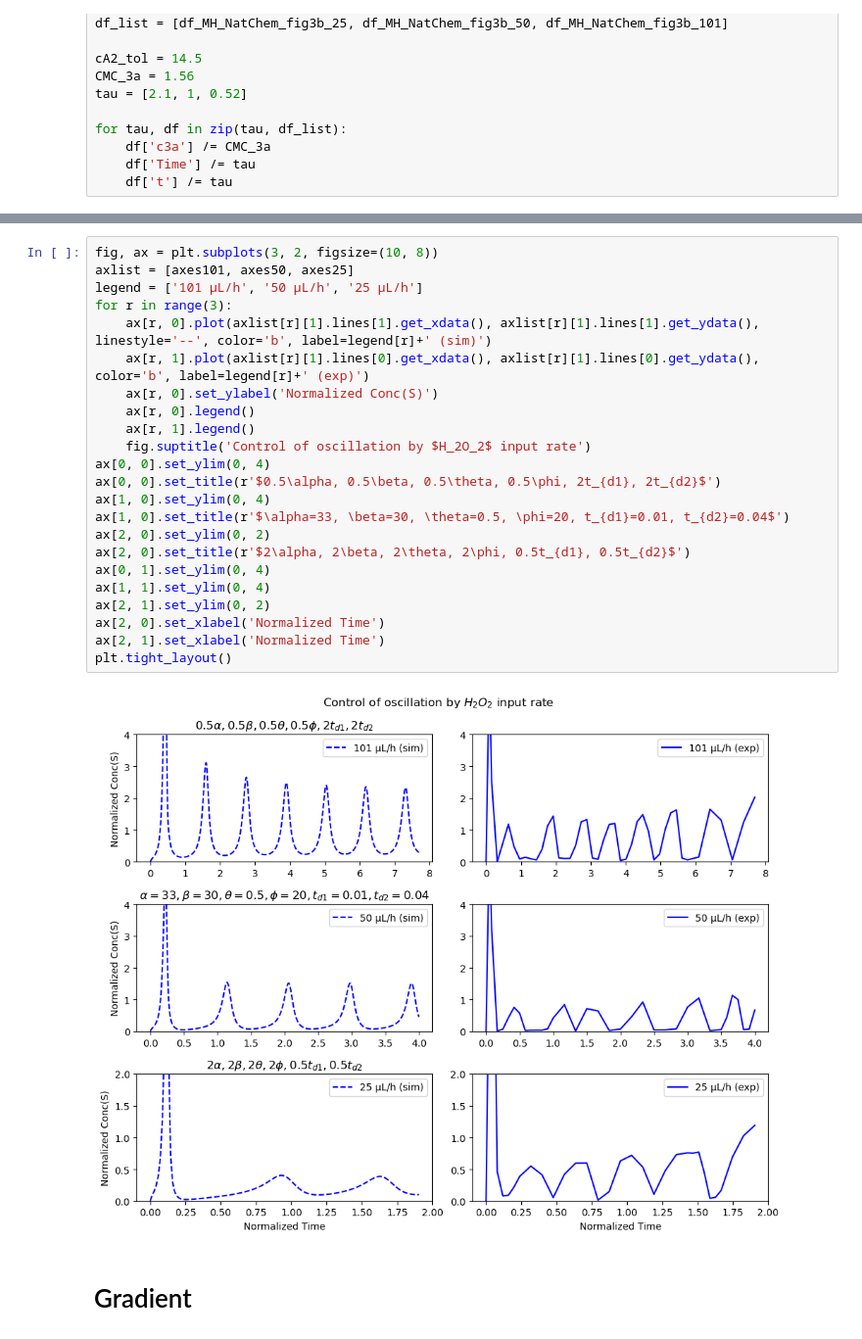
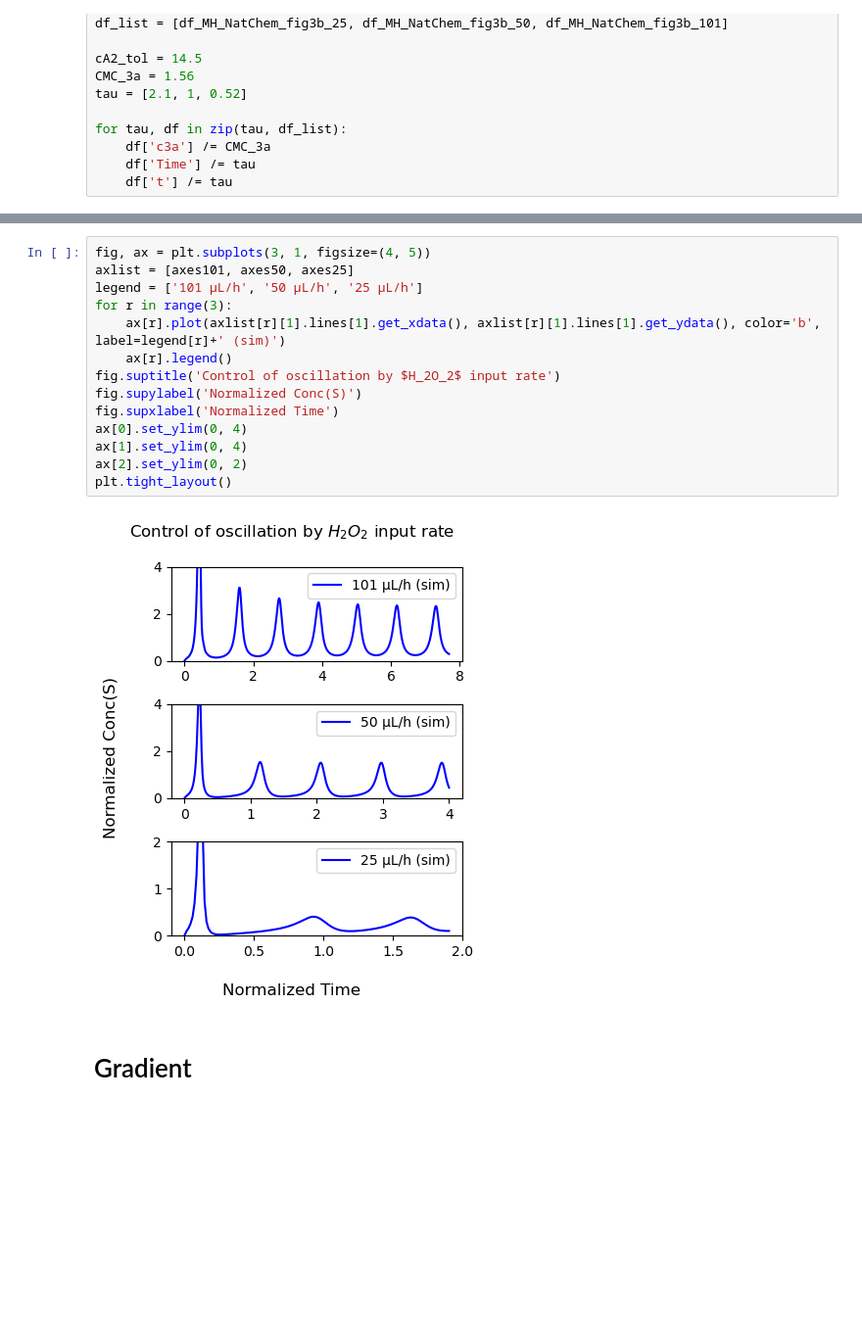
Before and after one commit to Zhiheng419/Chemical_Oscillation_Model, a Jupyter notebook: control_of_osc.ipynb, the cells around one changed output, grey strips where cells are left out. Shown at 98% size. Cells and saved outputs as stored; diff of their text form; blank space fills up the shorter version.

Commit message:
Added more control of oscillation 110325

```diff
--- a/control_of_osc.ipynb
+++ b/control_of_osc.ipynb
@@ -69,29 +72,20 @@ Using default integration parameters.
 [figure]
 # %%
-fig, ax = plt.subplots(3, 2, figsize=(10, 8))
+fig, ax = plt.subplots(3, 1, figsize=(4, 5))
 axlist = [axes101, axes50, axes25]
 legend = ['101 μL/h', '50 μL/h', '25 μL/h']
 for r in range(3):
-    ax[r, 0].plot(axlist[r][1].lines[1].get_xdata(), axlist[r][1].lines[1].get_ydata(), linestyle='--', color='b', label=legend[r]+' (sim)')
-    ax[r, 1].plot(axlist[r][1].lines[0].get_xdata(), axlist[r][1].lines[0].get_ydata(), color='b', label=legend[r]+' (exp)')
-    ax[r, 0].set_ylabel('Normalized Conc(S)')
-    ax[r, 0].legend()
-    ax[r, 1].legend()
-    fig.suptitle('Control of oscillation by $H_2O_2$ input rate')
-ax[0, 0].set_ylim(0, 4)
-ax[0, 0].set_title(r'$0.5\alpha, 0.5\beta, 0.5\theta, 0.5\phi, 2t_{d1}, 2t_{d2}$')
-ax[1, 0].set_ylim(0, 4)
-ax[1, 0].set_title(r'$\alpha=33, \beta=30, \theta=0.5, \phi=20, t_{d1}=0.01, t_{d2}=0.04$')
-ax[2, 0].set_ylim(0, 2)
-ax[2, 0].set_title(r'$2\alpha, 2\beta, 2\theta, 2\phi, 0.5t_{d1}, 0.5t_{d2}$')
-ax[0, 1].set_ylim(0, 4)
-ax[1, 1].set_ylim(0, 4)
-ax[2, 1].set_ylim(0, 2)
-ax[2, 0].set_xlabel('Normalized Time')
-ax[2, 1].set_xlabel('Normalized Time')
+    ax[r].plot(axlist[r][1].lines[1].get_xdata(), axlist[r][1].lines[1].get_ydata(), color='b', label=legend[r]+' (sim)')
+    ax[r].legend()
+fig.suptitle('Control of oscillation by $H_2O_2$ input rate')
+fig.supylabel('Normalized Conc(S)')
+fig.supxlabel('Normalized Time')
+ax[0].set_ylim(0, 4)
+ax[1].set_ylim(0, 4)
+ax[2].set_ylim(0, 2)
 plt.tight_layout()
 # %% [output]
-[figure, old version]
+[figure, new version]
 # %% [markdown]
 # Gradient
 # %%
```
Also changed, not shown: parts of 11 cells of this notebook, 6 other files.
